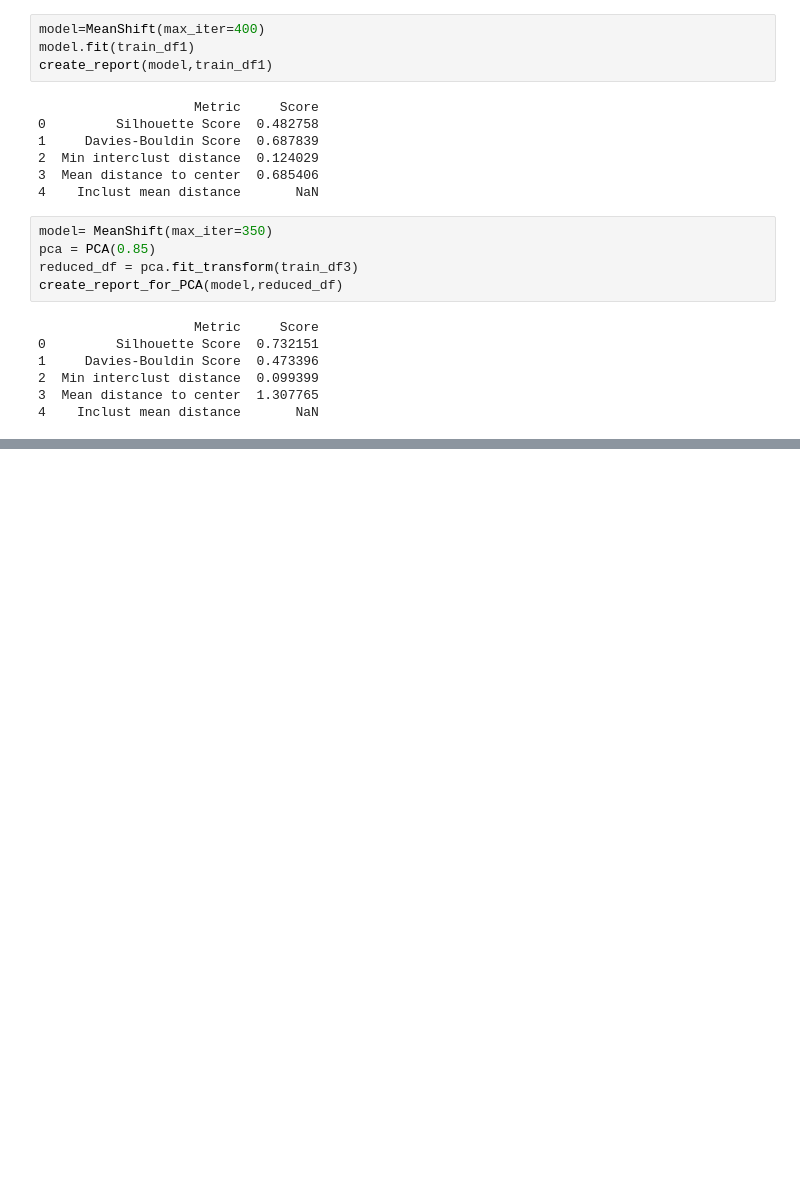
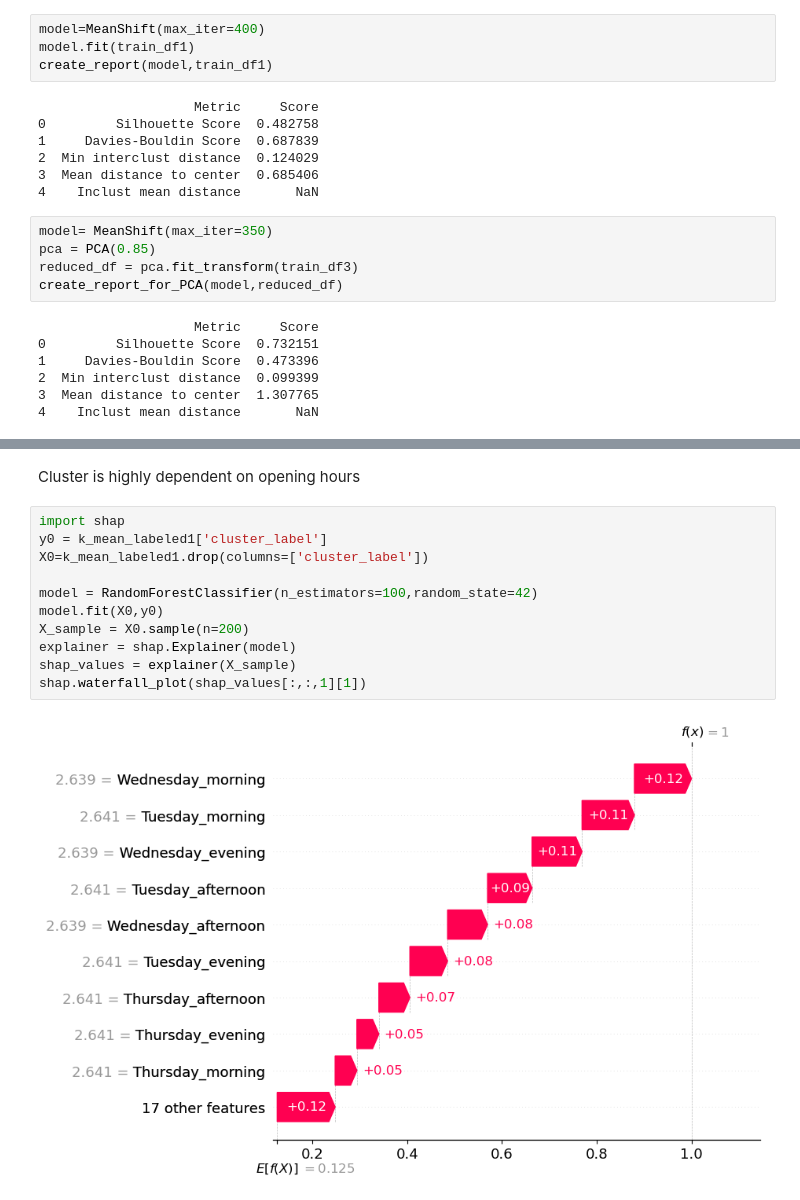
Before and after one commit to katarzynarogalska/LocationIntelligence-clustering, a Jupyter notebook: Location_Model_Building.ipynb, the cells around one changed output, grey strips where cells are left out. Drawn from its saved outputs; the diff is of its cells as text; blank space fills up the shorter version.

```diff
--- a/Location_Model_Building.ipynb
+++ b/Location_Model_Building.ipynb
@@ -589,0 +689,15 @@ create_report_for_PCA(model,reduced_df)
+# %% [markdown]
+Cluster is highly dependent on opening hours
+# %%
+import shap
+y0 = k_mean_labeled1['cluster_label']
+X0=k_mean_labeled1.drop(columns=['cluster_label'])
+
+model = RandomForestClassifier(n_estimators=100,random_state=42)
+model.fit(X0,y0)
+X_sample = X0.sample(n=200)
+explainer = shap.Explainer(model)
+shap_values = explainer(X_sample)
+shap.waterfall_plot(shap_values[:,:,1][1])
+# %% [output]
+[figure, added]
```
Also changed, not shown: parts of 30 cells of this notebook, 1 other file.
